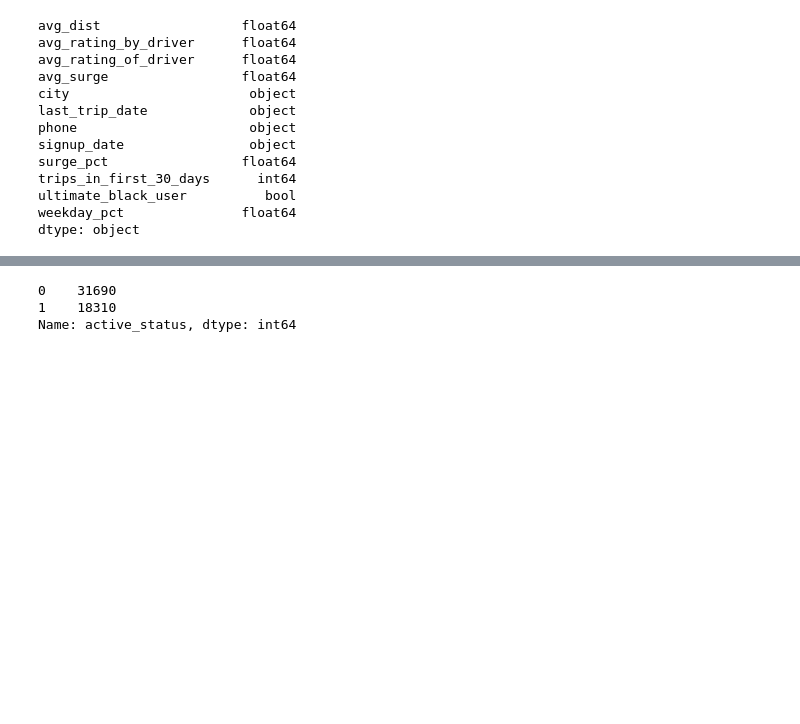
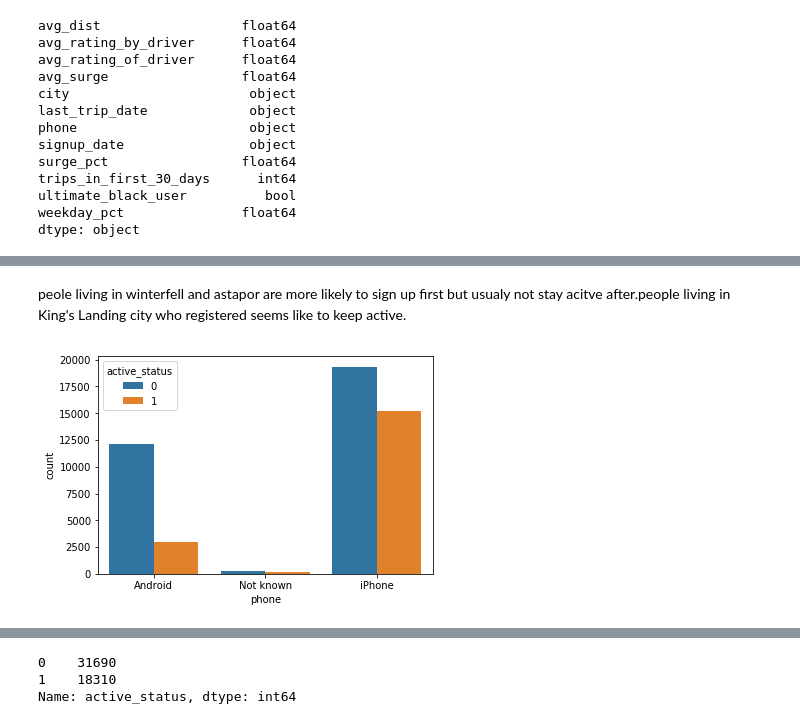
Before and after one commit to ruicao87/Take-home-challenge, a Jupyter notebook: ultimate_challenge/take home challenge - ultimate.ipynb, the cells around one changed output, grey strips where cells are left out. Saved outputs shown, nothing was run; the diff lists cells and outputs as text; code cells hidden in the pictures; blank space fills up the shorter version.

```diff
--- a/ultimate_challenge/take home challenge - ultimate.ipynb
+++ b/ultimate_challenge/take home challenge - ultimate.ipynb
@@ -250,0 +275,7 @@ df.head()
+# %% [markdown]
+peole living in winterfell and astapor are more likely to sign up first but usualy not stay acitve after.people living in King's Landing city who registered seems like to keep active.
+# %%
+sns.countplot(x="phone",hue="active_status",data = df)
+plt.show()
+# %% [output]
+[figure, added]
```
Also changed, not shown: parts of 32 cells of this notebook.
